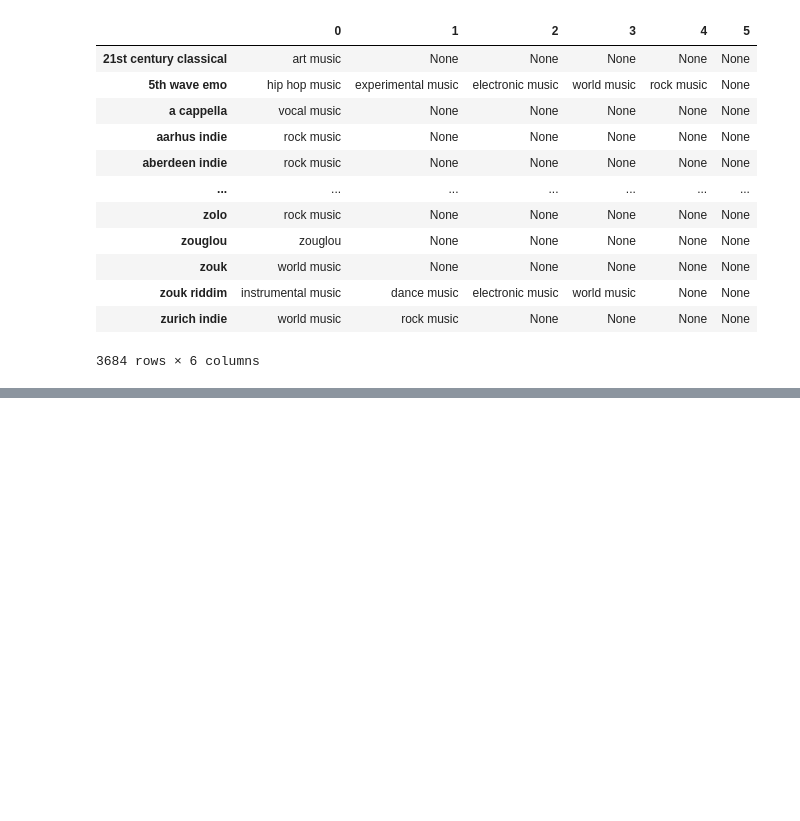
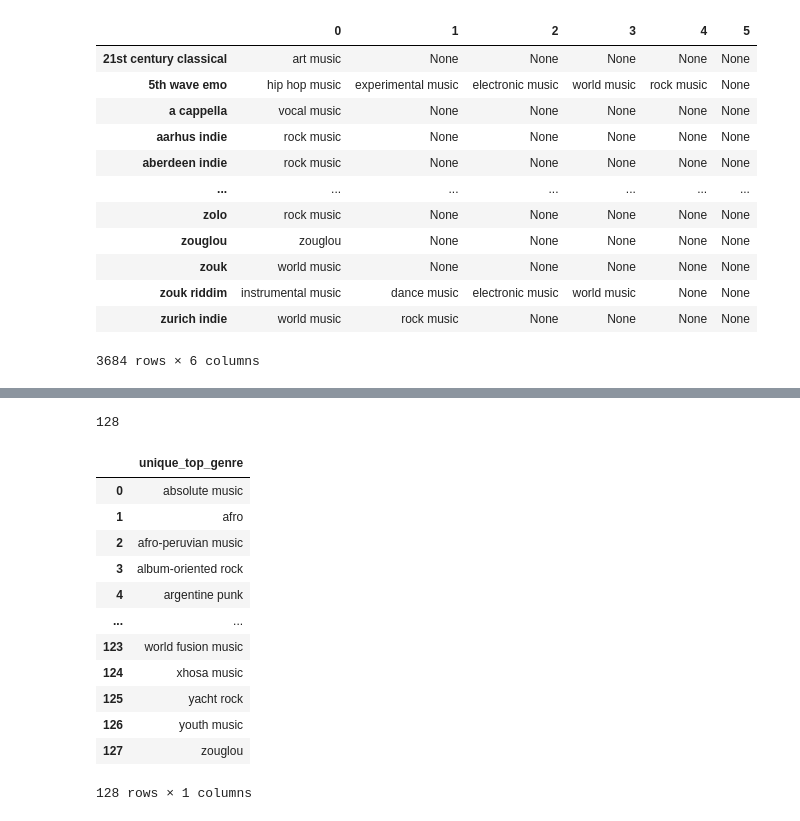
Before and after one commit to cyrillegc/thesis-redux, a Jupyter notebook: genres_processing.ipynb, the cells around one changed output, grey strips where cells are left out. Drawn from its saved outputs; the diff is of its cells as text; code cells hidden in the pictures; blank space fills up the shorter version.

```diff
--- a/genres_processing.ipynb
+++ b/genres_processing.ipynb
@@ -579,0 +614,32 @@ spotify_top_genres_df
+# %%
+spotify_unique_top_genre_set = set()
+for genre, top_genres in spotify_top_genres_df.to_dict(orient='index').items():
+    top_genres_set = set(top_genres.values())
+    top_genres_set.discard('')
+
+    for top_genre in top_genres_set:
+        if top_genre in unique_top_genre_list:
+            spotify_unique_top_genre_set.add(top_genre)
+
+len(spotify_unique_top_genre_set)
+# %% [output]
+128
+# %%
+spotify_unique_top_genre_df = pd.DataFrame(spotify_unique_top_genre_set)
+spotify_unique_top_genre_df = spotify_unique_top_genre_df.rename(columns={0: 'unique_top_genre'}).sort_values(by=['unique_top_genre']).reset_index(drop=True)
+spotify_unique_top_genre_df.to_csv('data/data_wikidata_unique_genres.csv', encoding='utf-8')
+spotify_unique_top_genre_df
+# %% [output]
+|  | unique_top_genre |
+| 0 | absolute music |
+| 1 | afro |
+| 2 | afro-peruvian music |
+| 3 | album-oriented rock |
+| 4 | argentine punk |
+| ... | ... |
+| 123 | world fusion music |
+| 124 | xhosa music |
+| 125 | yacht rock |
+| 126 | youth music |
+| 127 | zouglou |
+128 rows × 1 columns
```
Also changed, not shown: parts of 6 cells of this notebook, 1 other file.
